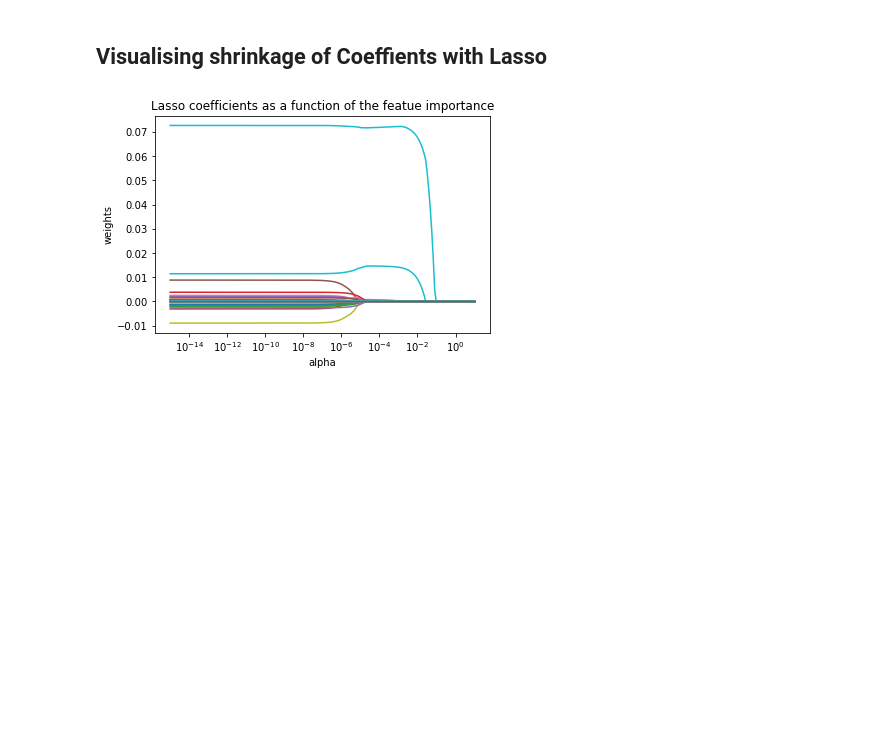
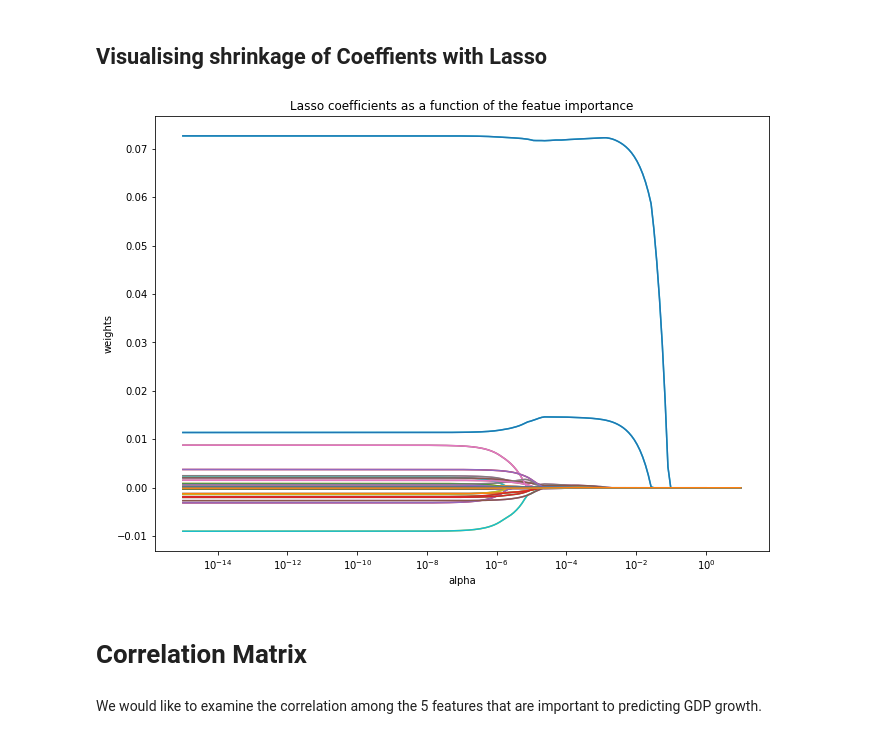
Before and after one commit to Learning-ML/capstone, a Jupyter notebook: Capstone.ipynb, the cells around one changed output. Saved outputs shown, nothing was run; the diff lists cells and outputs as text; code cells hidden in the pictures; blank space fills up the shorter version.

```diff
--- a/Lasso Regression.ipynb
+++ b/Capstone.ipynb
@@ -176,14 +178,19 @@ for a in alphas:
 # %%
 ax = plt.gca()
 
-ax.plot(alphas, coefs)
+#ax.plot(alphas, coefs)
+plt.plot(alphas, coefs)
 ax.set_xscale('log')
 plt.xlabel('alpha')
 plt.ylabel('weights')
 plt.title('Lasso coefficients as a function of the featue importance')
 plt.axis('tight')
 #plt.figure(figsize=(8,5))
 plt.rcParams["figure.figsize"] = "11, 8"
 plt.show()
 # %% [output]
-[figure, old version]
+[figure, new version]
+# %% [markdown]
+# Correlation Matrix
+# %% [markdown]
+We would like to examine the correlation among the 5 features that are important to predicting GDP growth.
```
Also changed, not shown: parts of 20 cells of this notebook.
